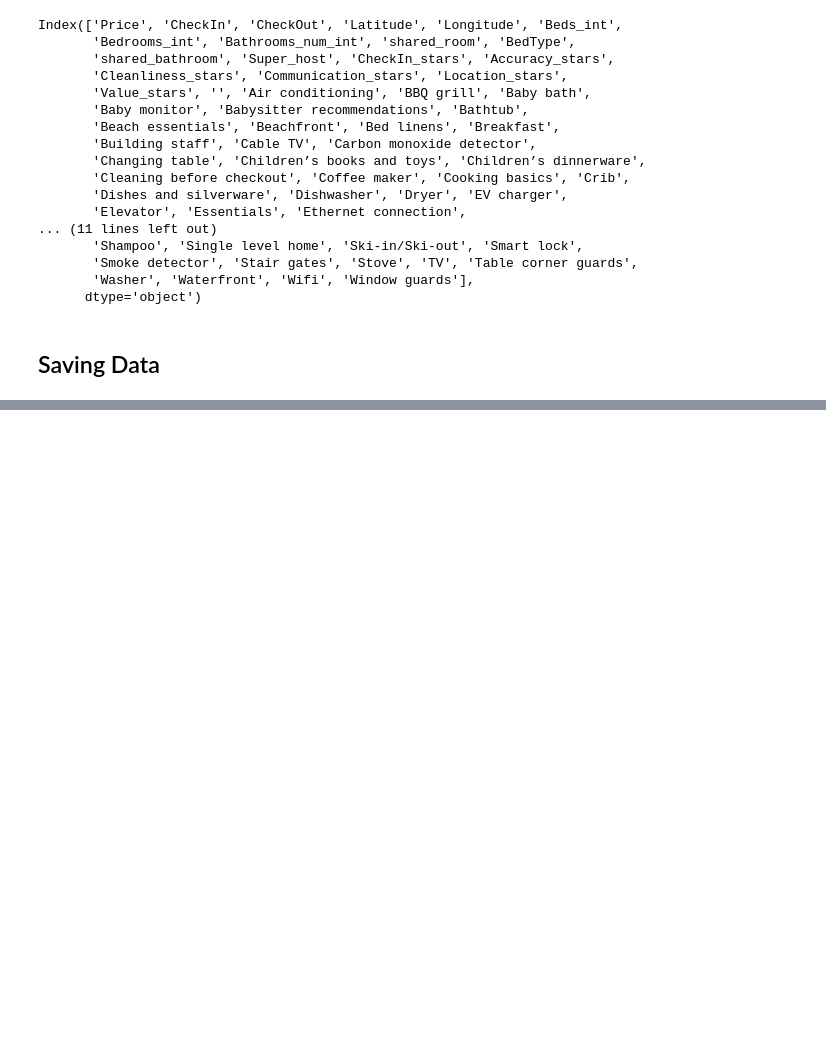
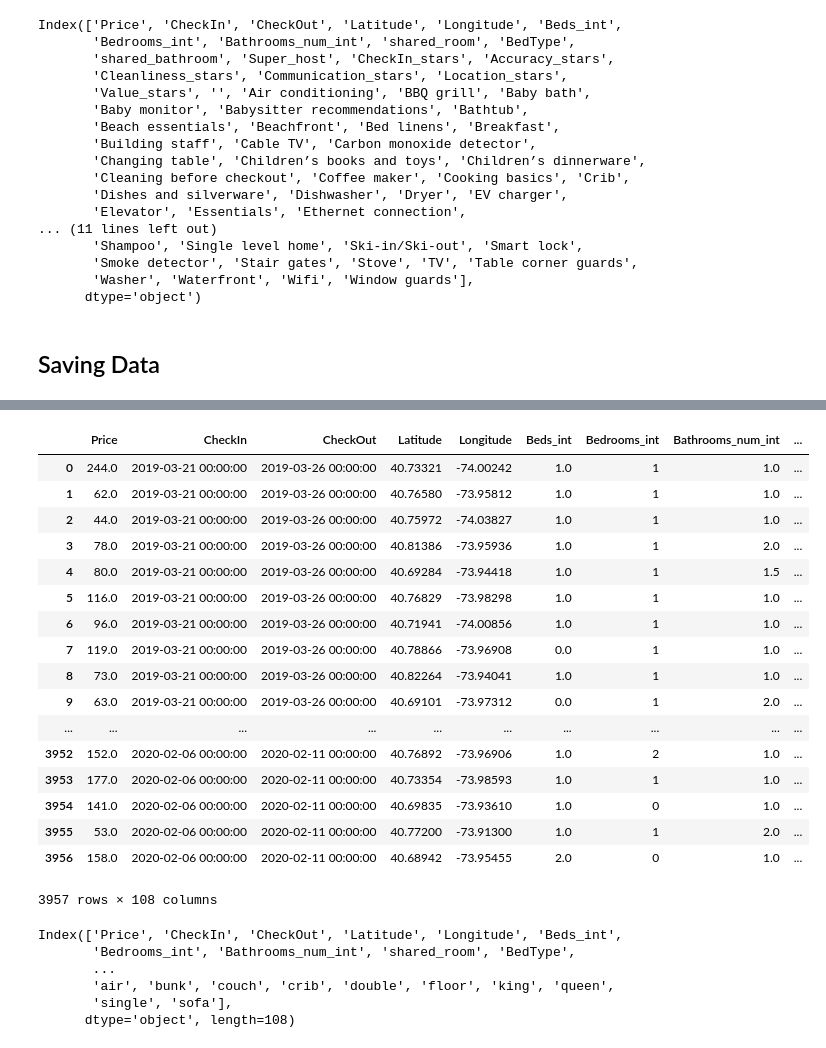
Before and after one commit to nickbent/AirBnB, a Jupyter notebook: notebooks/Data Cleaning.ipynb, the cells around one changed output, grey strips where cells are left out. Cells and saved outputs as stored; diff of their text form; code cells hidden in the pictures; blank space fills up the shorter version.

```diff
--- a/notebooks/Data Cleaning.ipynb
+++ b/notebooks/Data Cleaning.ipynb
@@ -1615,0 +1703,32 @@ CairoData_clean.to_csv(path_or_buf= Data_dir/'CairoData_clean.csv',columns=Cairo
+# %%
+NewYorkData_final = NewYorkData_final.join(pd.get_dummies(NewYorkData_final.BedType))
+# %%
+NewYorkData_final
+# %% [output]
+|  | Price | CheckIn | CheckOut | Latitude | Longitude | Beds_int | Bedrooms_int | Bathrooms_num_int | ... |
+| 0 | 244.0 | 2019-03-21 00:00:00 | 2019-03-26 00:00:00 | 40.73321 | -74.00242 | 1.0 | 1 | 1.0 | ... |
+| 1 | 62.0 | 2019-03-21 00:00:00 | 2019-03-26 00:00:00 | 40.76580 | -73.95812 | 1.0 | 1 | 1.0 | ... |
+| 2 | 44.0 | 2019-03-21 00:00:00 | 2019-03-26 00:00:00 | 40.75972 | -74.03827 | 1.0 | 1 | 1.0 | ... |
+| 3 | 78.0 | 2019-03-21 00:00:00 | 2019-03-26 00:00:00 | 40.81386 | -73.95936 | 1.0 | 1 | 2.0 | ... |
+| 4 | 80.0 | 2019-03-21 00:00:00 | 2019-03-26 00:00:00 | 40.69284 | -73.94418 | 1.0 | 1 | 1.5 | ... |
+| 5 | 116.0 | 2019-03-21 00:00:00 | 2019-03-26 00:00:00 | 40.76829 | -73.98298 | 1.0 | 1 | 1.0 | ... |
+| 6 | 96.0 | 2019-03-21 00:00:00 | 2019-03-26 00:00:00 | 40.71941 | -74.00856 | 1.0 | 1 | 1.0 | ... |
+| 7 | 119.0 | 2019-03-21 00:00:00 | 2019-03-26 00:00:00 | 40.78866 | -73.96908 | 0.0 | 1 | 1.0 | ... |
+| 8 | 73.0 | 2019-03-21 00:00:00 | 2019-03-26 00:00:00 | 40.82264 | -73.94041 | 1.0 | 1 | 1.0 | ... |
+| 9 | 63.0 | 2019-03-21 00:00:00 | 2019-03-26 00:00:00 | 40.69101 | -73.97312 | 0.0 | 1 | 2.0 | ... |
+| ... | ... | ... | ... | ... | ... | ... | ... | ... | ... |
+| 3952 | 152.0 | 2020-02-06 00:00:00 | 2020-02-11 00:00:00 | 40.76892 | -73.96906 | 1.0 | 2 | 1.0 | ... |
+| 3953 | 177.0 | 2020-02-06 00:00:00 | 2020-02-11 00:00:00 | 40.73354 | -73.98593 | 1.0 | 1 | 1.0 | ... |
+| 3954 | 141.0 | 2020-02-06 00:00:00 | 2020-02-11 00:00:00 | 40.69835 | -73.93610 | 1.0 | 0 | 1.0 | ... |
+| 3955 | 53.0 | 2020-02-06 00:00:00 | 2020-02-11 00:00:00 | 40.77200 | -73.91300 | 1.0 | 1 | 2.0 | ... |
+| 3956 | 158.0 | 2020-02-06 00:00:00 | 2020-02-11 00:00:00 | 40.68942 | -73.95455 | 2.0 | 0 | 1.0 | ... |
+3957 rows × 108 columns
+# %%
+NewYorkData_final.columns
+# %% [output]
+Index(['Price', 'CheckIn', 'CheckOut', 'Latitude', 'Longitude', 'Beds_int',
+       'Bedrooms_int', 'Bathrooms_num_int', 'shared_room', 'BedType',
+       ...
+       'air', 'bunk', 'couch', 'crib', 'double', 'floor', 'king', 'queen',
+       'single', 'sofa'],
+      dtype='object', length=108)
```
Also changed, not shown: parts of 26 cells of this notebook, 4 other files.
